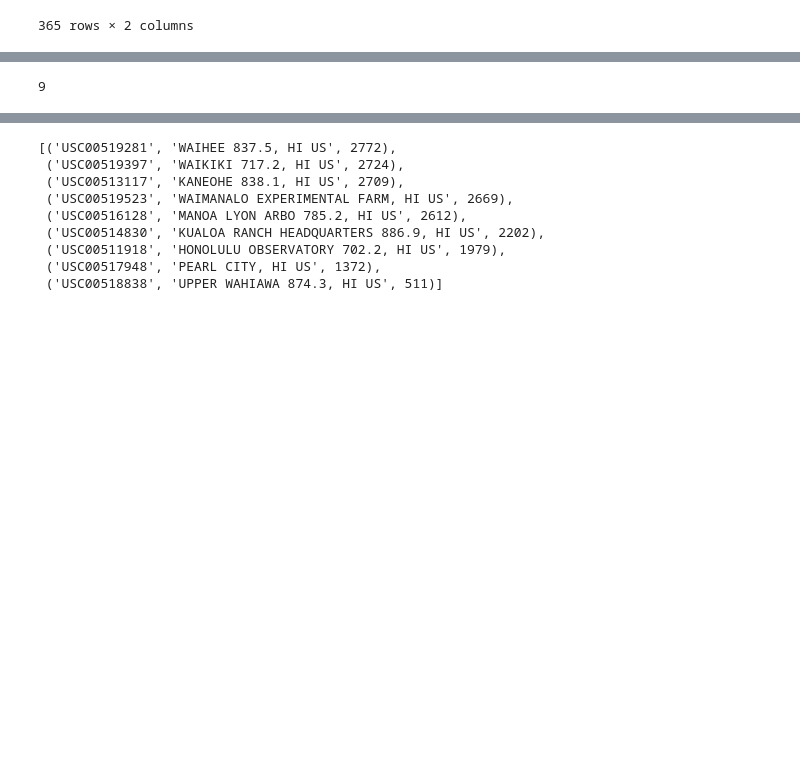
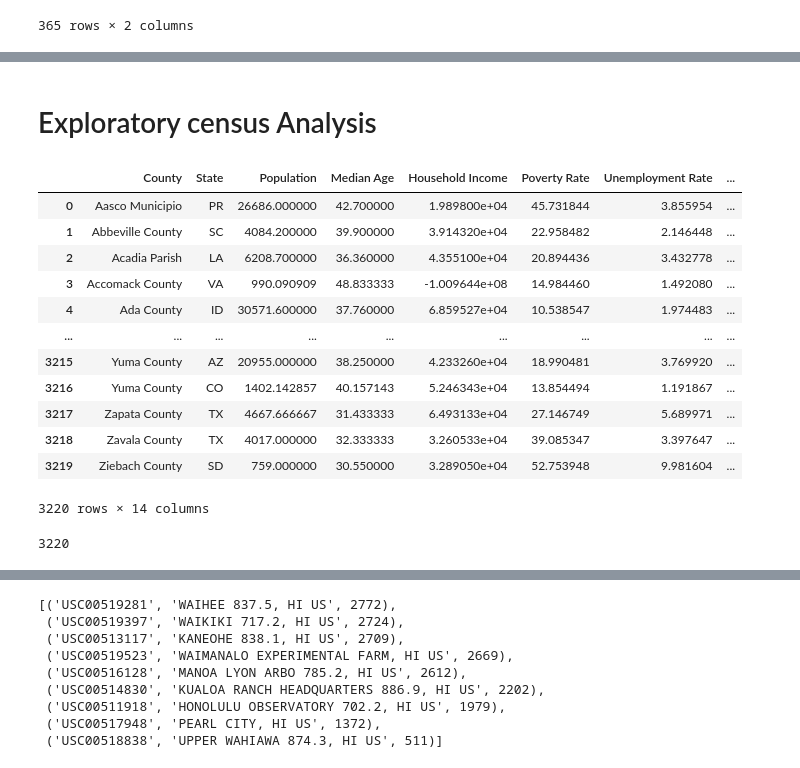
Before and after one commit to pandeysudip/COVID-19-Vaccination-Rate, a Jupyter notebook: alchemy_orm.ipynb, the cells around one changed output, grey strips where cells are left out. Saved outputs shown, nothing was run; the diff lists cells and outputs as text; code cells hidden in the pictures; blank space fills up the shorter version.

```diff
--- a/alchemy_orm.ipynb
+++ b/alchemy_orm.ipynb
@@ -211,8 +169,29 @@ df_station
+# %% [markdown]
+# Exploratory census Analysis
+# %%
+#using pd.read_sql to select and display (also able to see columns name)
+df_census=pd.read_sql("SELECT * FROM census", conn)
+
+df_census
+# %% [output]
+|  | County | State | Population | Median Age | Household Income | Poverty Rate | Unemployment Rate | ... |
+| 0 | Aasco Municipio | PR | 26686.000000 | 42.700000 | 1.989800e+04 | 45.731844 | 3.855954 | ... |
+| 1 | Abbeville County | SC | 4084.200000 | 39.900000 | 3.914320e+04 | 22.958482 | 2.146448 | ... |
+| 2 | Acadia Parish | LA | 6208.700000 | 36.360000 | 4.355100e+04 | 20.894436 | 3.432778 | ... |
+| 3 | Accomack County | VA | 990.090909 | 48.833333 | -1.009644e+08 | 14.984460 | 1.492080 | ... |
+| 4 | Ada County | ID | 30571.600000 | 37.760000 | 6.859527e+04 | 10.538547 | 1.974483 | ... |
+| ... | ... | ... | ... | ... | ... | ... | ... | ... |
+| 3215 | Yuma County | AZ | 20955.000000 | 38.250000 | 4.233260e+04 | 18.990481 | 3.769920 | ... |
+| 3216 | Yuma County | CO | 1402.142857 | 40.157143 | 5.246343e+04 | 13.854494 | 1.191867 | ... |
+| 3217 | Zapata County | TX | 4667.666667 | 31.433333 | 6.493133e+04 | 27.146749 | 5.689971 | ... |
+| 3218 | Zavala County | TX | 4017.000000 | 32.333333 | 3.260533e+04 | 39.085347 | 3.397647 | ... |
+| 3219 | Ziebach County | SD | 759.000000 | 30.550000 | 3.289050e+04 | 52.753948 | 9.981604 | ... |
+3220 rows × 14 columns
 # %%
-# Design a query to calculate the total number stations in the dataset
-session.query(Station.station).count()
+# Design a query to calculate the total number County in the dataset
+session.query(Census.County).count()
 # %% [output]
-9
+3220
 # %%
 #using join to combined two tables
 #using read sql query
```
Also changed, not shown: parts of 21 cells of this notebook, 2 other files.
